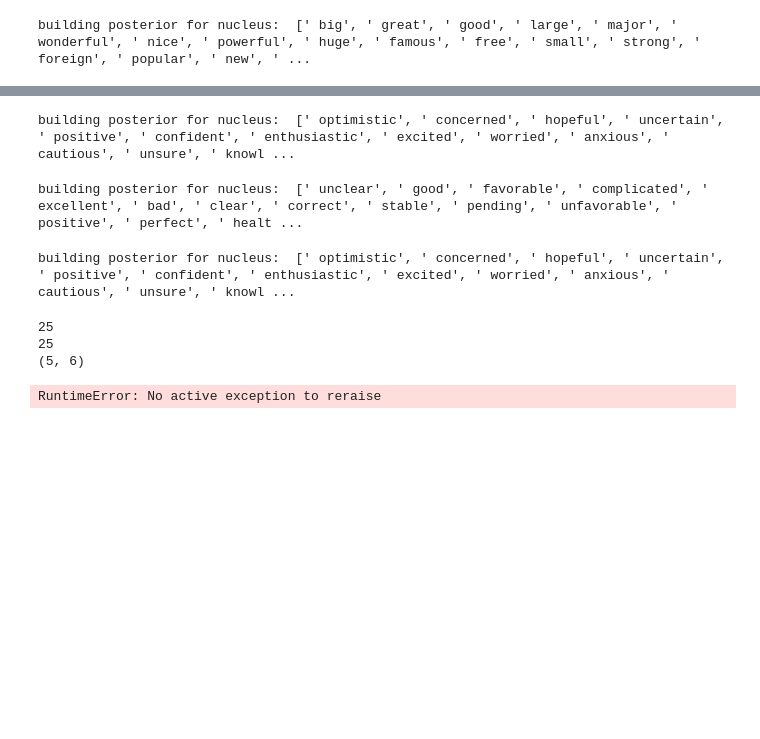
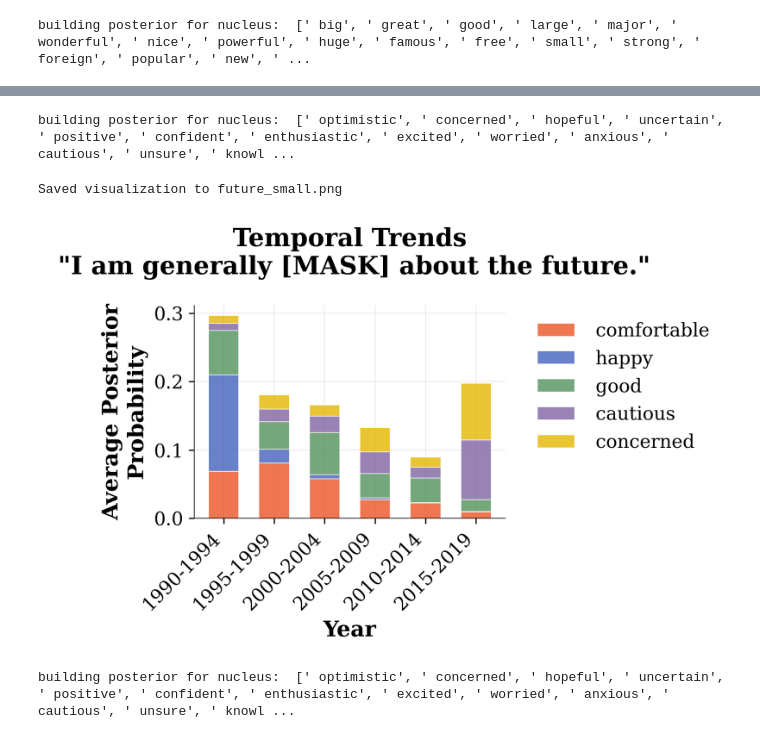
Before and after one commit to bstadt/tlm-1-release, a Jupyter notebook: eda/climate_change.ipynb, the cells around one changed output, grey strips where cells are left out. Drawn from its saved outputs; the diff is of its cells as text; code cells hidden in the pictures; blank space fills up the shorter version.

```diff
--- a/eda/climate_change.ipynb
+++ b/eda/climate_change.ipynb
@@ -241,8 +385,10 @@ building posterior for nucleus:  [' big', ' great', ' good', ' large', ' major',
+# %%
+visualize_process_small('I am generally [MASK] about the future.', top_k=25, saveas='future_small')
+# %% [output]
+building posterior for nucleus:  [' optimistic', ' concerned', ' hopeful', ' uncertain', ' positive', ' confident', ' enthusiastic', ' excited', ' worried', ' anxious', ' cautious', ' unsure', ' knowl ...
+Saved visualization to future_small.png
+[figure, added]
 # %%
 visuzlize_process('I am generally [MASK] about the future.', top_k=25, saveas='future.html')
 # %% [output]
 building posterior for nucleus:  [' optimistic', ' concerned', ' hopeful', ' uncertain', ' positive', ' confident', ' enthusiastic', ' excited', ' worried', ' anxious', ' cautious', ' unsure', ' knowl ...
-# %%
-visuzlize_process('The United States debt situation is [MASK].', top_k=25)
-# %% [output]
-building posterior for nucleus:  [' unclear', ' good', ' favorable', ' complicated', ' excellent', ' bad', ' clear', ' correct', ' stable', ' pending', ' unfavorable', ' positive', ' perfect', ' healt ...
@@ -332,8 +394,0 @@ def sankey_process(target, top_k=10, plot_max=5, nucleus=None, saveas=None):
-# %%
-sankey_process('I am generally [MASK] about the future.', top_k=25, saveas='future.html')
-# %% [output]
-building posterior for nucleus:  [' optimistic', ' concerned', ' hopeful', ' uncertain', ' positive', ' confident', ' enthusiastic', ' excited', ' worried', ' anxious', ' cautious', ' unsure', ' knowl ...
-25
-25
-(5, 6)
-RuntimeError: No active exception to reraise
```
Also changed, not shown: parts of 3 cells of this notebook, 6 other files.
